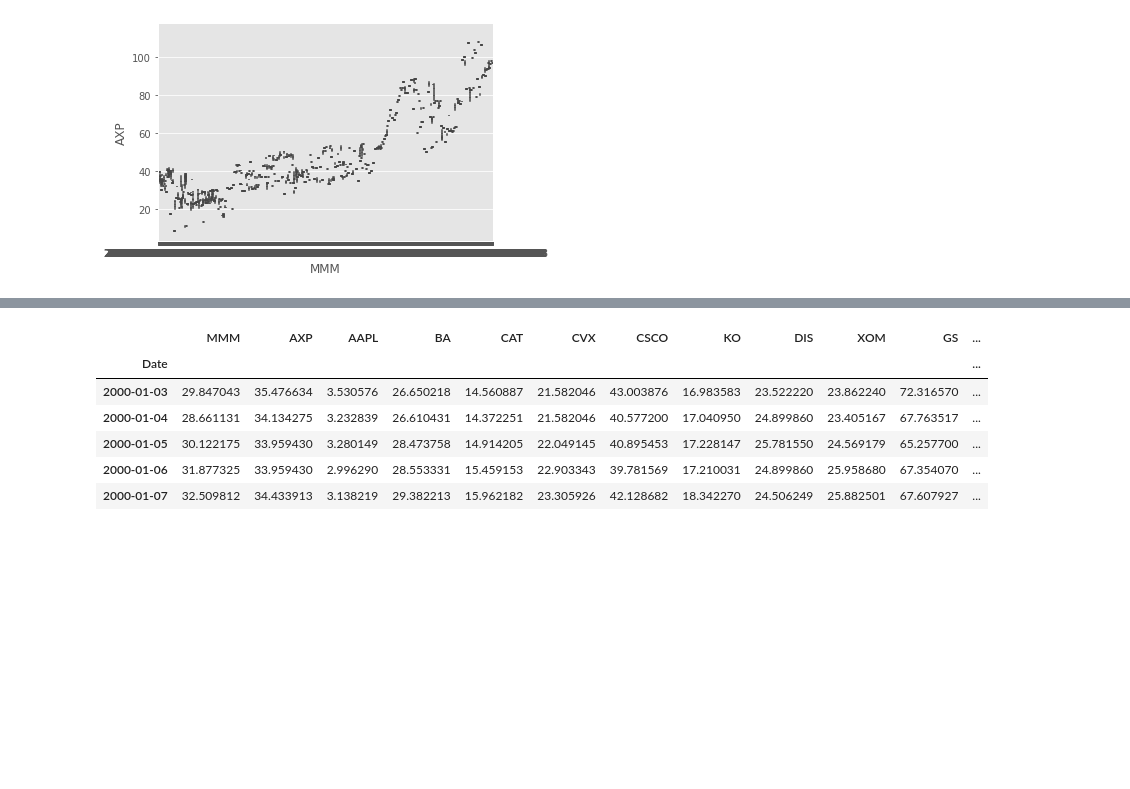
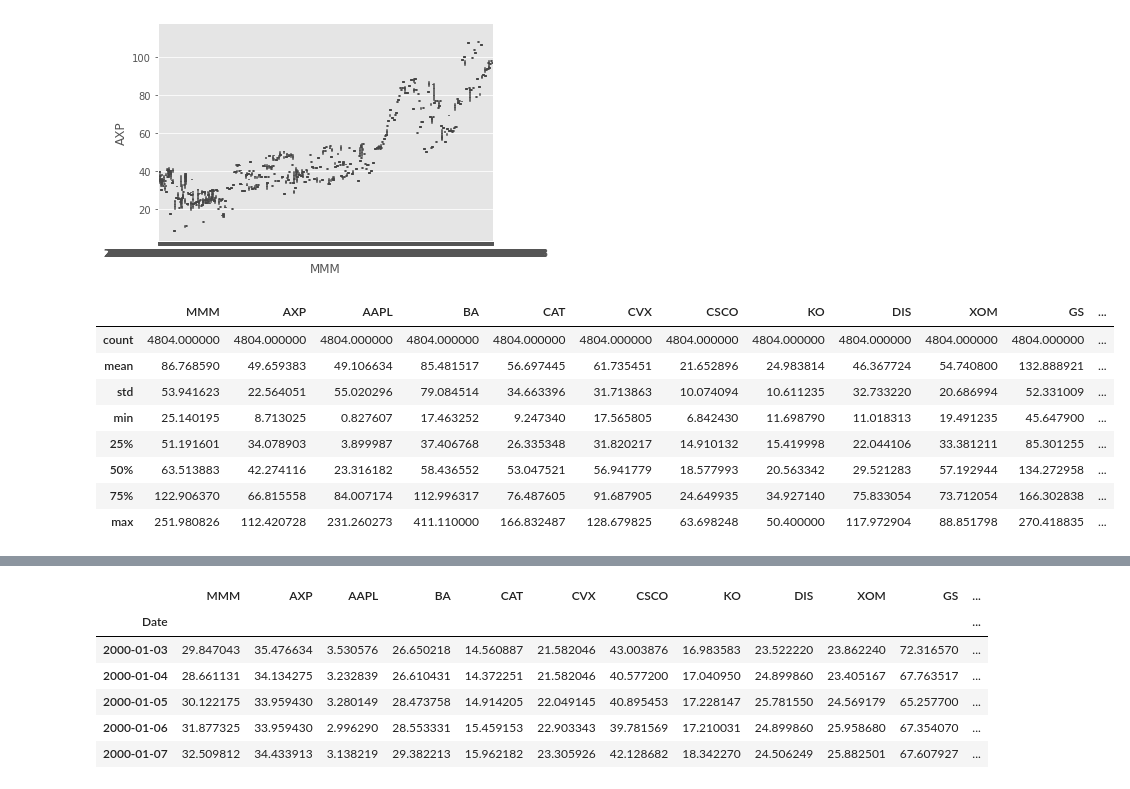
Before and after one commit to Venkatpolavarapu/Data-Science, a Jupyter notebook: PCA_and_clusteringTrading_assets.ipynb, the cells around one changed output, grey strips where cells are left out. Drawn from its saved outputs; the diff is of its cells as text; code cells hidden in the pictures; blank space fills up the shorter version.

```diff
--- a/PCA_and_clusteringTrading_assets.ipynb
+++ b/PCA_and_clusteringTrading_assets.ipynb
@@ -65,3 +65,15 @@ sns.boxplot(x='MMM',y='AXP',data=df)
 # %% [output]
 <matplotlib.axes._subplots.AxesSubplot at 0x...>
 [figure]
+# %%
+df.describe()
+# %% [output]
+|  | MMM | AXP | AAPL | BA | CAT | CVX | CSCO | KO | DIS | XOM | GS | ... |
+| count | 4804.000000 | 4804.000000 | 4804.000000 | 4804.000000 | 4804.000000 | 4804.000000 | 4804.000000 | 4804.000000 | 4804.000000 | 4804.000000 | 4804.000000 | ... |
+| mean | 86.768590 | 49.659383 | 49.106634 | 85.481517 | 56.697445 | 61.735451 | 21.652896 | 24.983814 | 46.367724 | 54.740800 | 132.888921 | ... |
+| std | 53.941623 | 22.564051 | 55.020296 | 79.084514 | 34.663396 | 31.713863 | 10.074094 | 10.611235 | 32.733220 | 20.686994 | 52.331009 | ... |
+| min | 25.140195 | 8.713025 | 0.827607 | 17.463252 | 9.247340 | 17.565805 | 6.842430 | 11.698790 | 11.018313 | 19.491235 | 45.647900 | ... |
+| 25% | 51.191601 | 34.078903 | 3.899987 | 37.406768 | 26.335348 | 31.820217 | 14.910132 | 15.419998 | 22.044106 | 33.381211 | 85.301255 | ... |
+| 50% | 63.513883 | 42.274116 | 23.316182 | 58.436552 | 53.047521 | 56.941779 | 18.577993 | 20.563342 | 29.521283 | 57.192944 | 134.272958 | ... |
+| 75% | 122.906370 | 66.815558 | 84.007174 | 112.996317 | 76.487605 | 91.687905 | 24.649935 | 34.927140 | 75.833054 | 73.712054 | 166.302838 | ... |
+| max | 251.980826 | 112.420728 | 231.260273 | 411.110000 | 166.832487 | 128.679825 | 63.698248 | 50.400000 | 117.972904 | 88.851798 | 270.418835 | ... |
```
Also changed, not shown: parts of 1 cell of this notebook.
